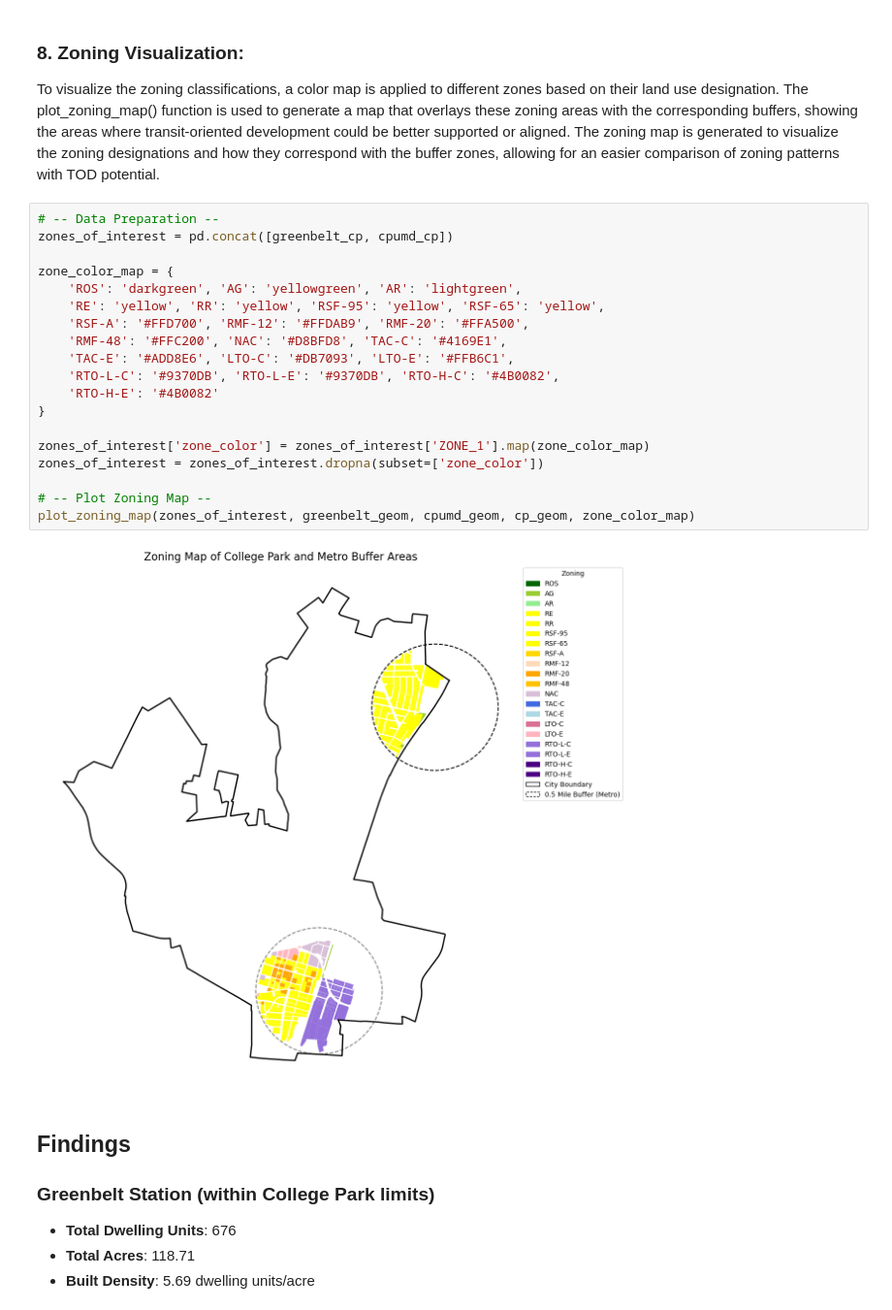
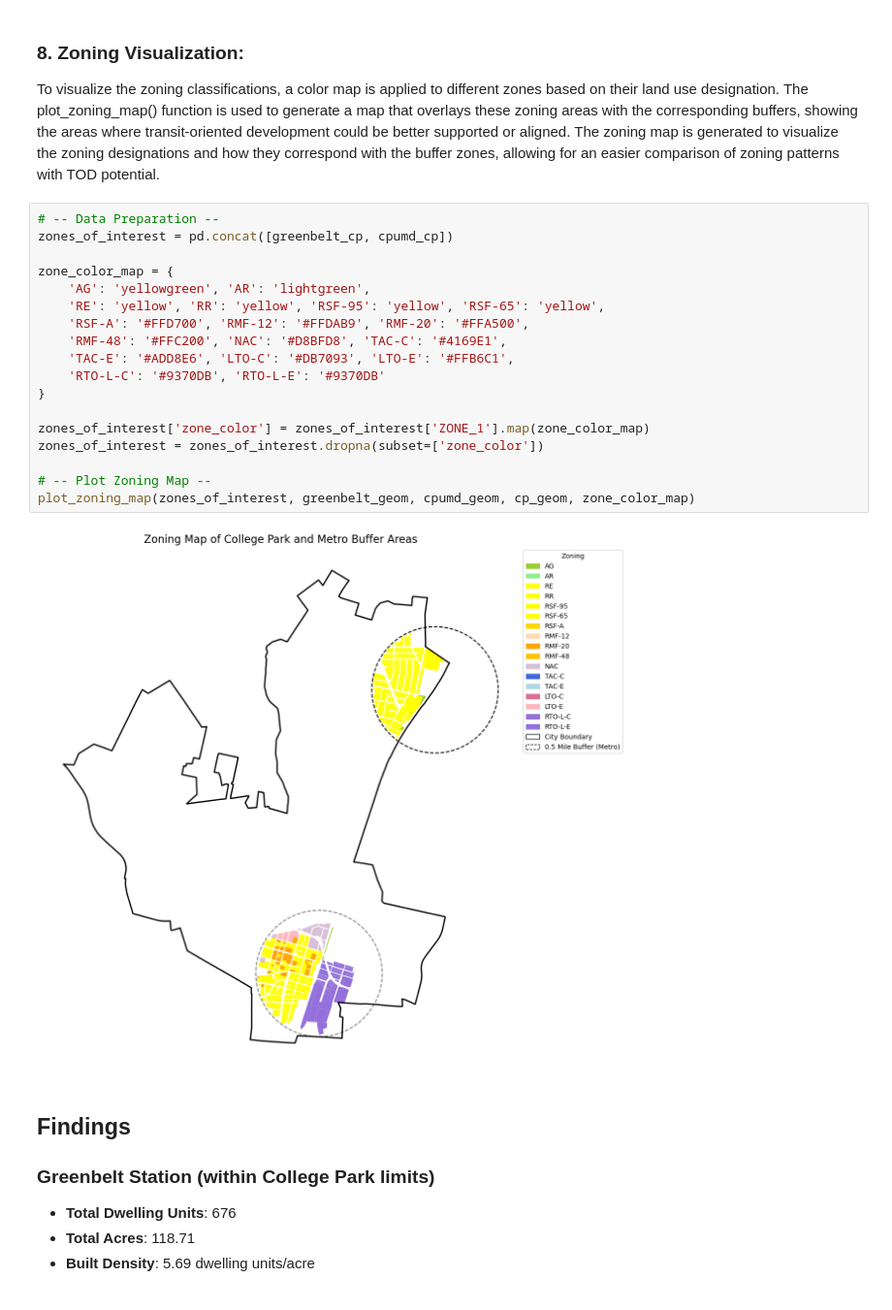
Before and after one commit to MFB1987/ursp, a Jupyter notebook: main_analysis.ipynb, the cells around one changed output. Shown at 97% size. Saved outputs shown, nothing was run; the diff lists cells and outputs as text.

```diff
--- a/main_analysis.ipynb
+++ b/main_analysis.ipynb
@@ -107,24 +109,23 @@ To visualize the zoning classifications, a color map is applied to different zon
 # %%
 # -- Data Preparation --
 zones_of_interest = pd.concat([greenbelt_cp, cpumd_cp])
 
 zone_color_map = {
-    'ROS': 'darkgreen', 'AG': 'yellowgreen', 'AR': 'lightgreen',
+    'AG': 'yellowgreen', 'AR': 'lightgreen',
     'RE': 'yellow', 'RR': 'yellow', 'RSF-95': 'yellow', 'RSF-65': 'yellow',
     'RSF-A': '#FFD700', 'RMF-12': '#FFDAB9', 'RMF-20': '#FFA500',
     'RMF-48': '#FFC200', 'NAC': '#D8BFD8', 'TAC-C': '#4169E1',
     'TAC-E': '#ADD8E6', 'LTO-C': '#DB7093', 'LTO-E': '#FFB6C1',
-    'RTO-L-C': '#9370DB', 'RTO-L-E': '#9370DB', 'RTO-H-C': '#4B0082',
-    'RTO-H-E': '#4B0082'
+    'RTO-L-C': '#9370DB', 'RTO-L-E': '#9370DB'
 }
 
 zones_of_interest['zone_color'] = zones_of_interest['ZONE_1'].map(zone_color_map)
 zones_of_interest = zones_of_interest.dropna(subset=['zone_color'])
 
 # -- Plot Zoning Map --
 plot_zoning_map(zones_of_interest, greenbelt_geom, cpumd_geom, cp_geom, zone_color_map)
 # %% [output]
-[figure, old version]
+[figure, new version]
 # %% [markdown]
 ## Findings
 
```
Also changed, not shown: parts of 2 cells of this notebook, 1 other file.
